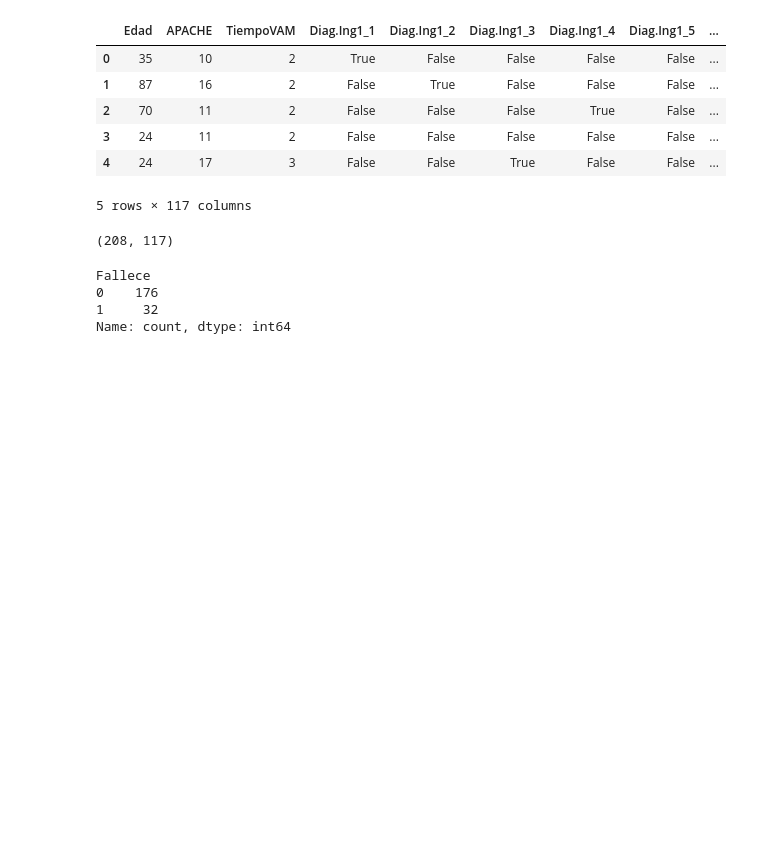
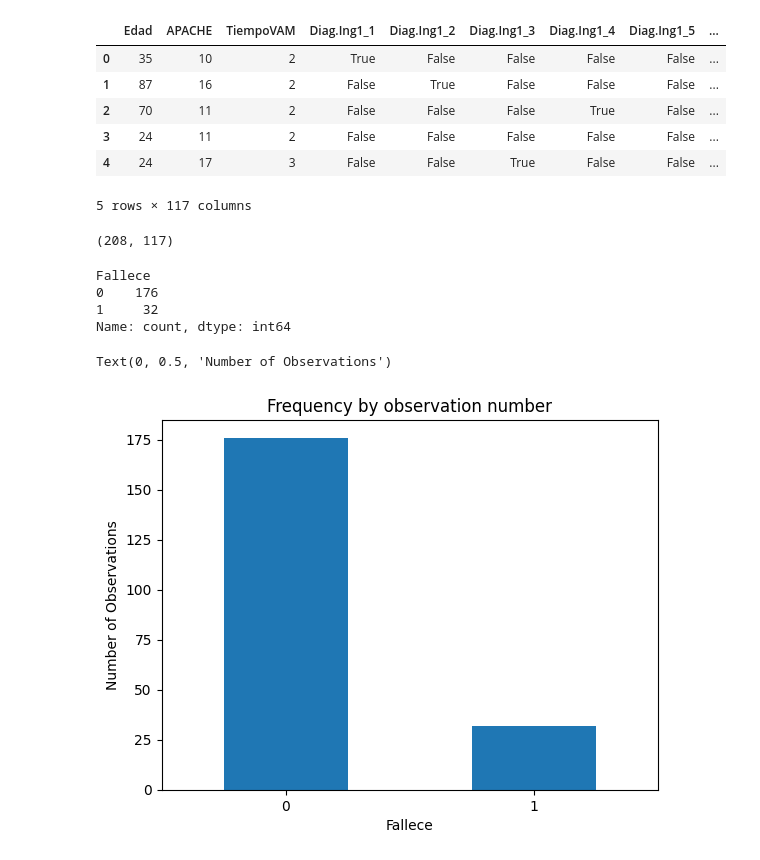
Before and after one commit to acferriol/Intensive-Care-Hidden-Mortality, a Jupyter notebook: My_regression.ipynb, the cells around one changed output. Saved outputs shown, nothing was run; the diff lists cells and outputs as text; code cells hidden in the pictures; blank space fills up the shorter version.

Commit message:
Add bar chart for 'Fallece' frequency in My_regression.ipynb  (Added cell 11).

```diff
--- a/My_regression.ipynb
+++ b/My_regression.ipynb
@@ -78,3 +79,11 @@ Fallece
 0    176
 1     32
 Name: count, dtype: int64
+# %%
+count_classes = df['Fallece'].value_counts(sort=True)
+count_classes.plot(kind = 'bar', rot=0)
+plt.title("Frequency by observation number")
+plt.ylabel("Number of Observations")
+# %% [output]
+Text(0, 0.5, 'Number of Observations')
+[figure, added]
```
Also changed, not shown: parts of 1 cell of this notebook.
